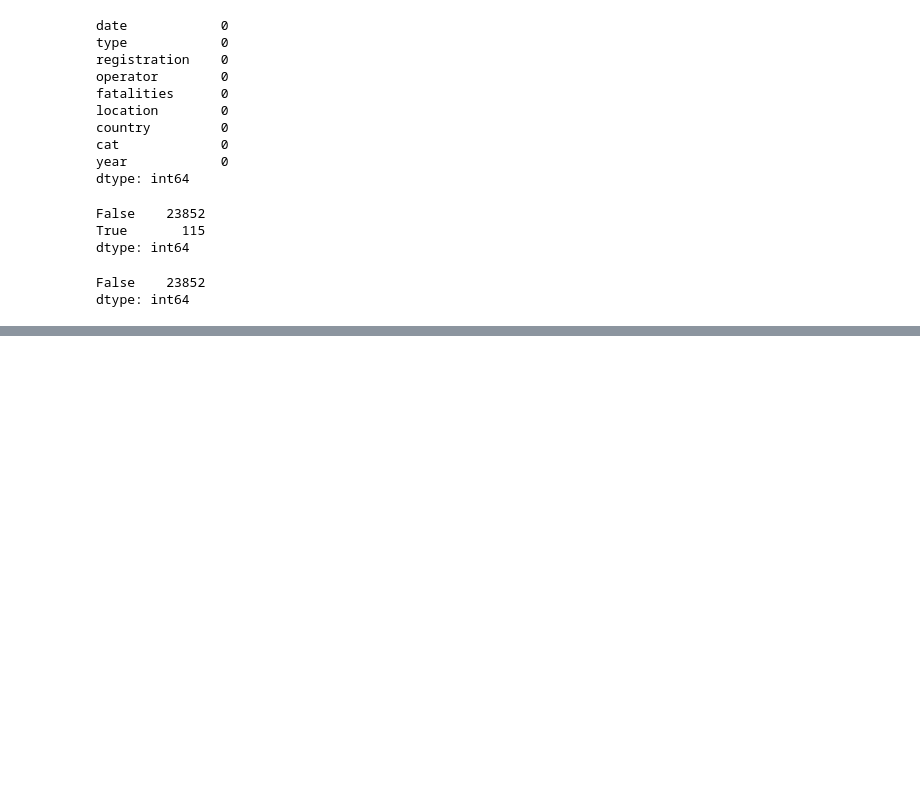
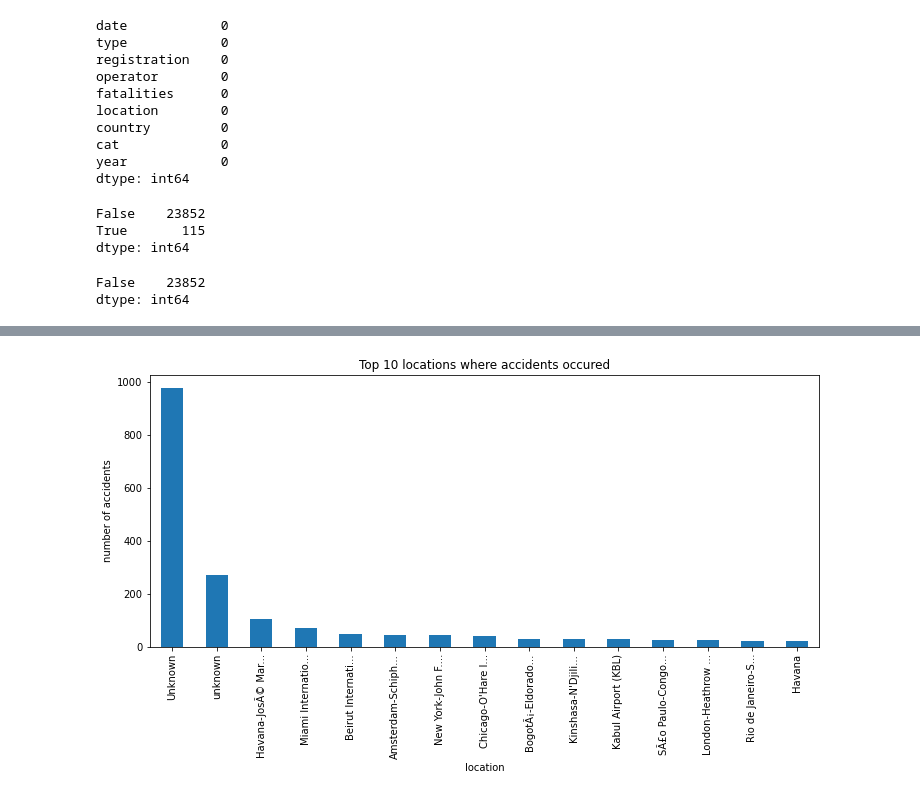
Before and after one commit to keziahm-design/Aviation-Accident-from-1919-to-2023-project-, a Jupyter notebook: index.ipynb, the cells around one changed output, grey strips where cells are left out. Saved outputs shown, nothing was run; the diff lists cells and outputs as text; code cells hidden in the pictures; blank space fills up the shorter version.

```diff
--- a/index.ipynb
+++ b/index.ipynb
@@ -103,0 +195,11 @@ df_accidents.to_csv("cleaned_aviation_accident_data.csv", index=False)
+# %%
+# to know the top location where the accidents occured
+df_accidents_location=df_accidents['location'].value_counts().head(15)
+plt.figure(figsize=(12,5))
+df_accidents_location.plot(kind='bar')
+plt.title('Top 10 locations where accidents occured')
+plt.xlabel('location')
+plt.ylabel('number of accidents')
+plt.show()
+# %% [output]
+[figure, added]
```
Also changed, not shown: parts of 15 cells of this notebook.
